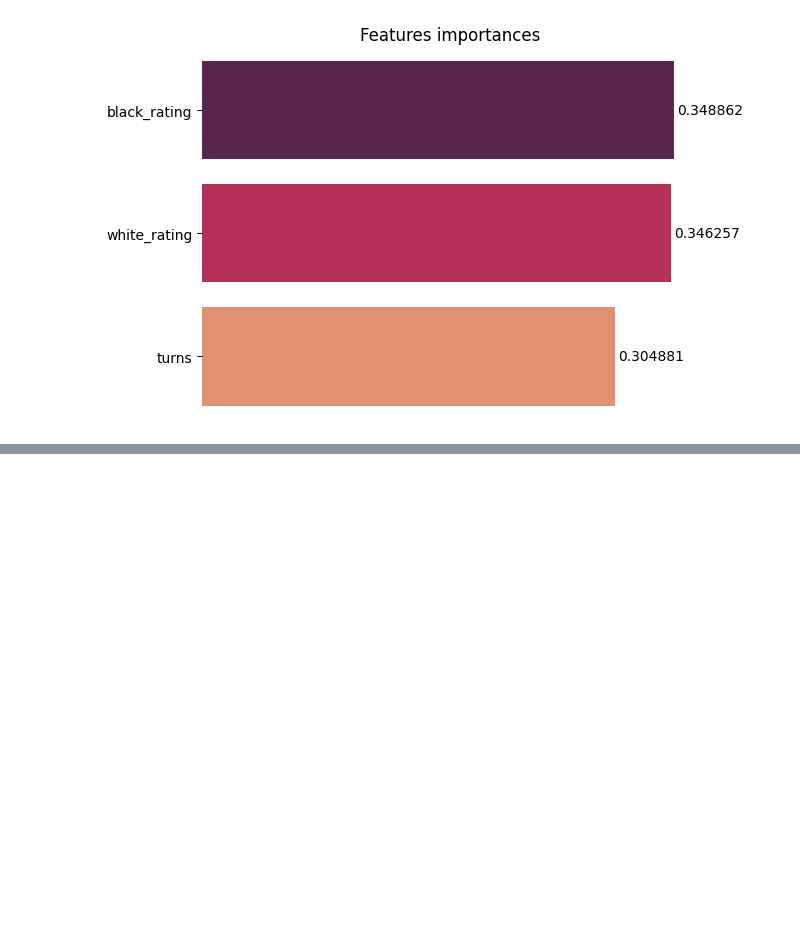
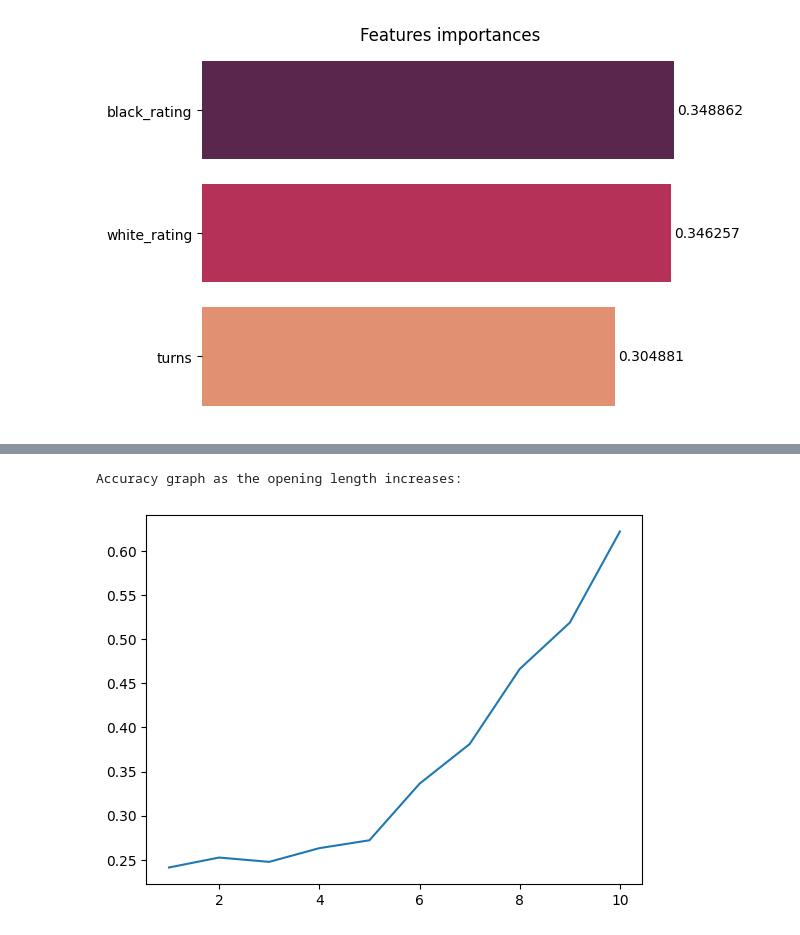
Before and after one commit to robinmoon2/AI_Application_HY, a Jupyter notebook: Chess_Project/Elite_MlPrediction.ipynb, the cells around one changed output, grey strips where cells are left out. Cells and saved outputs as stored; diff of their text form; code cells hidden in the pictures; blank space fills up the shorter version.

```diff
--- a/Chess_Project/Elite_MlPrediction.ipynb
+++ b/Chess_Project/Elite_MlPrediction.ipynb
@@ -277,0 +351,15 @@ featuresImportancesDisplay(rfc)
+# %%
+graphX = np.empty(0)
+graphY = np.empty(0)
+for i in range(1,11):
+    graphX = np.append(graphX,i)
+    tup = multipleDecisionTree(i)
+    numkey = tup[1]
+    Acc = tup[0]
+    graphY = np.append(graphY,Acc)
+plt.plot(graphX, graphY)
+plt.show
+print("Accuracy graph as the opening length increases:")
+# %% [output]
+Accuracy graph as the opening length increases:
+[figure, added]
```
Also changed, not shown: parts of 4 cells of this notebook.
